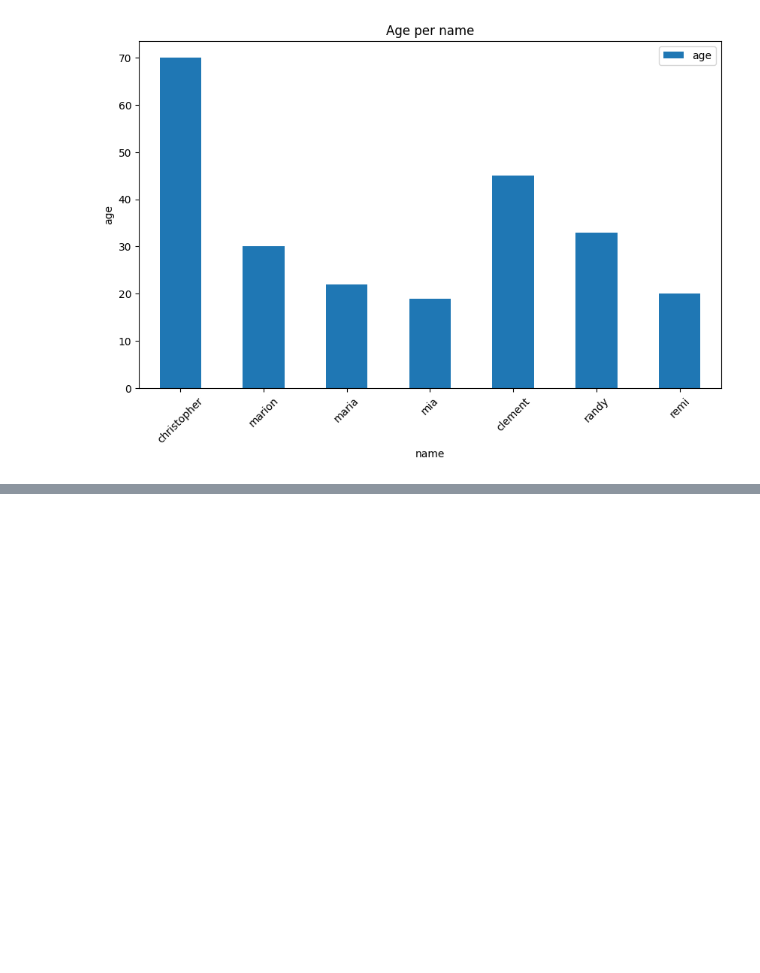
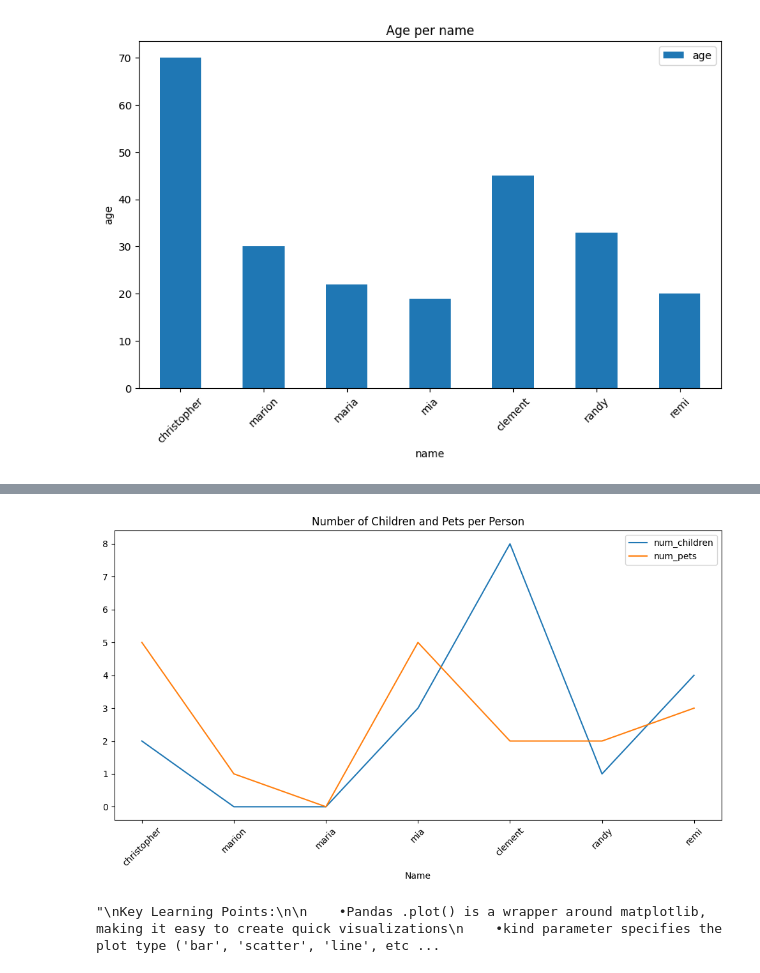
Before and after one commit to stkisengese/visualizations, a Jupyter notebook: ex01_pandas_plot-bar_plot.ipynb, the cells around one changed output, grey strips where cells are left out. Drawn from its saved outputs; the diff is of its cells as text; code cells hidden in the pictures; blank space fills up the shorter version.

```diff
--- a/ex01_pandas_plot-bar_plot.ipynb
+++ b/ex01_pandas_plot-bar_plot.ipynb
@@ -30,0 +52,28 @@ plt.show()
+# %%
+# Create another bar plot
+ax = df.plot(
+    x='name',
+    y=['num_children', 'num_pets'],
+    kind='line',
+    title='Number of Children and Pets per Person',
+    figsize=(10, 6)
+)
+ax.set_xlabel('Name')
+ax.legend()
+plt.xticks(rotation=45)
+plt.tight_layout()
+plt.show()
+# %% [output]
+[figure, added]
+# %%
+"""
+Key Learning Points:
+
+    •Pandas .plot() is a wrapper around matplotlib, making it easy to create quick visualizations
+    •kind parameter specifies the plot type ('bar', 'scatter', 'line', etc.)
+    •x and y parameters specify which columns to use for axes
+    •title, legend, figsize help customize the appearance
+    •Always consider data relationships when choosing visualization types
+"""
+# %% [output]
+"\nKey Learning Points:\n\n    •Pandas .plot() is a wrapper around matplotlib, making it easy to create quick visualizations\n    •kind parameter specifies the plot type ('bar', 'scatter', 'line', etc ...
```
Also changed, not shown: parts of 2 cells of this notebook.
